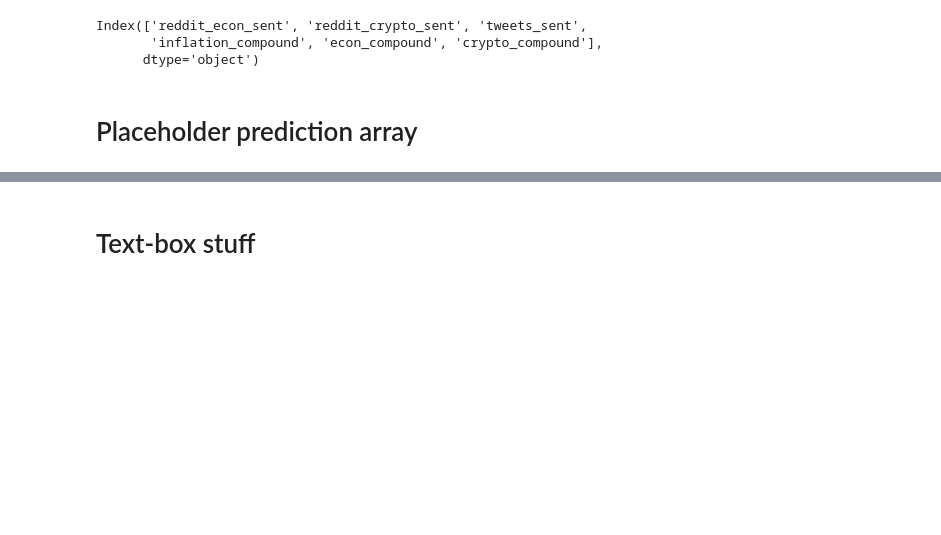
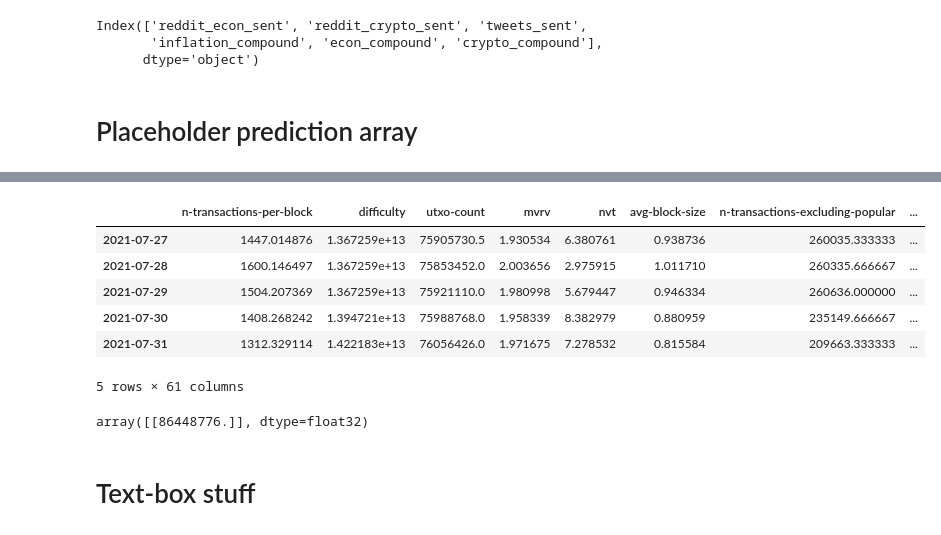
Before and after one commit to michelangelo89/btc_sent_fc, a Jupyter notebook: notebooks/ss_data_streaming.ipynb, the cells around one changed output, grey strips where cells are left out. Cells and saved outputs as stored; diff of their text form; code cells hidden in the pictures; blank space fills up the shorter version.

```diff
--- a/notebooks/ss_data_streaming.ipynb
+++ b/notebooks/ss_data_streaming.ipynb
@@ -279,0 +319,10 @@ pd.read_csv("gs://wagon-data-750-")
+# %%
+pd.read_csv(f"gcs://wagon-data-750-btc-sent-fc/input_data/fake_30", index_col = 0, parse_dates = True).head()
+# %% [output]
+|  | n-transactions-per-block | difficulty | utxo-count | mvrv | nvt | avg-block-size | n-transactions-excluding-popular | ... |
+| 2021-07-27 | 1447.014876 | 1.367259e+13 | 75905730.5 | 1.930534 | 6.380761 | 0.938736 | 260035.333333 | ... |
+| 2021-07-28 | 1600.146497 | 1.367259e+13 | 75853452.0 | 2.003656 | 2.975915 | 1.011710 | 260335.666667 | ... |
+| 2021-07-29 | 1504.207369 | 1.367259e+13 | 75921110.0 | 1.980998 | 5.679447 | 0.946334 | 260636.000000 | ... |
+| 2021-07-30 | 1408.268242 | 1.394721e+13 | 75988768.0 | 1.958339 | 8.382979 | 0.880959 | 235149.666667 | ... |
+| 2021-07-31 | 1312.329114 | 1.422183e+13 | 76056426.0 | 1.971675 | 7.278532 | 0.815584 | 209663.333333 | ... |
+5 rows × 61 columns
@@ -280,3 +337,7 @@ pd.read_csv("gs://wagon-data-750-")
+# %%
+np.exp(model.predict_on_batch(X_pred))
+# %% [output]
+array([[86448776.]], dtype=float32)
 # %% [markdown]
 # Text-box stuff
 # %%
```
Also changed, not shown: parts of 12 cells of this notebook.
